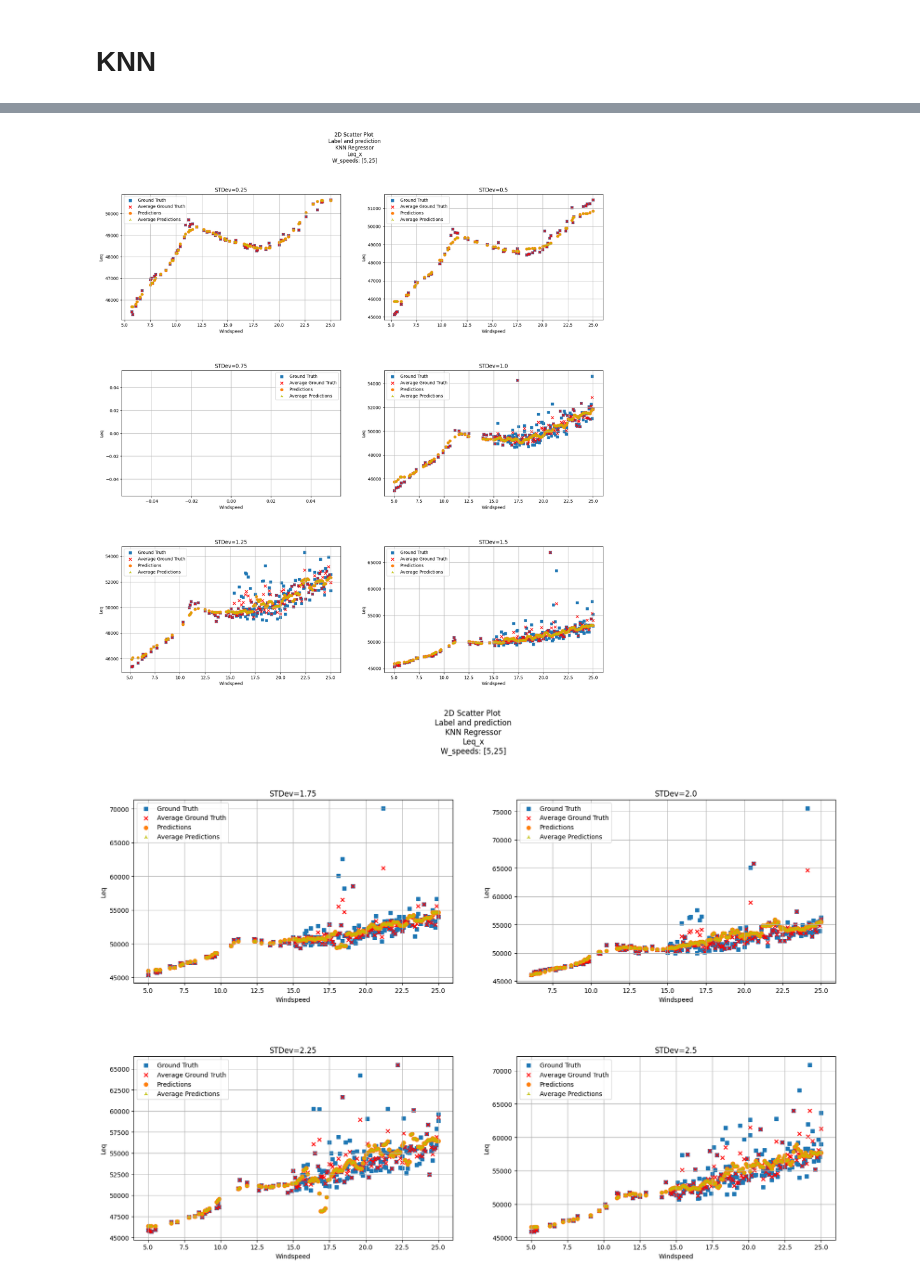
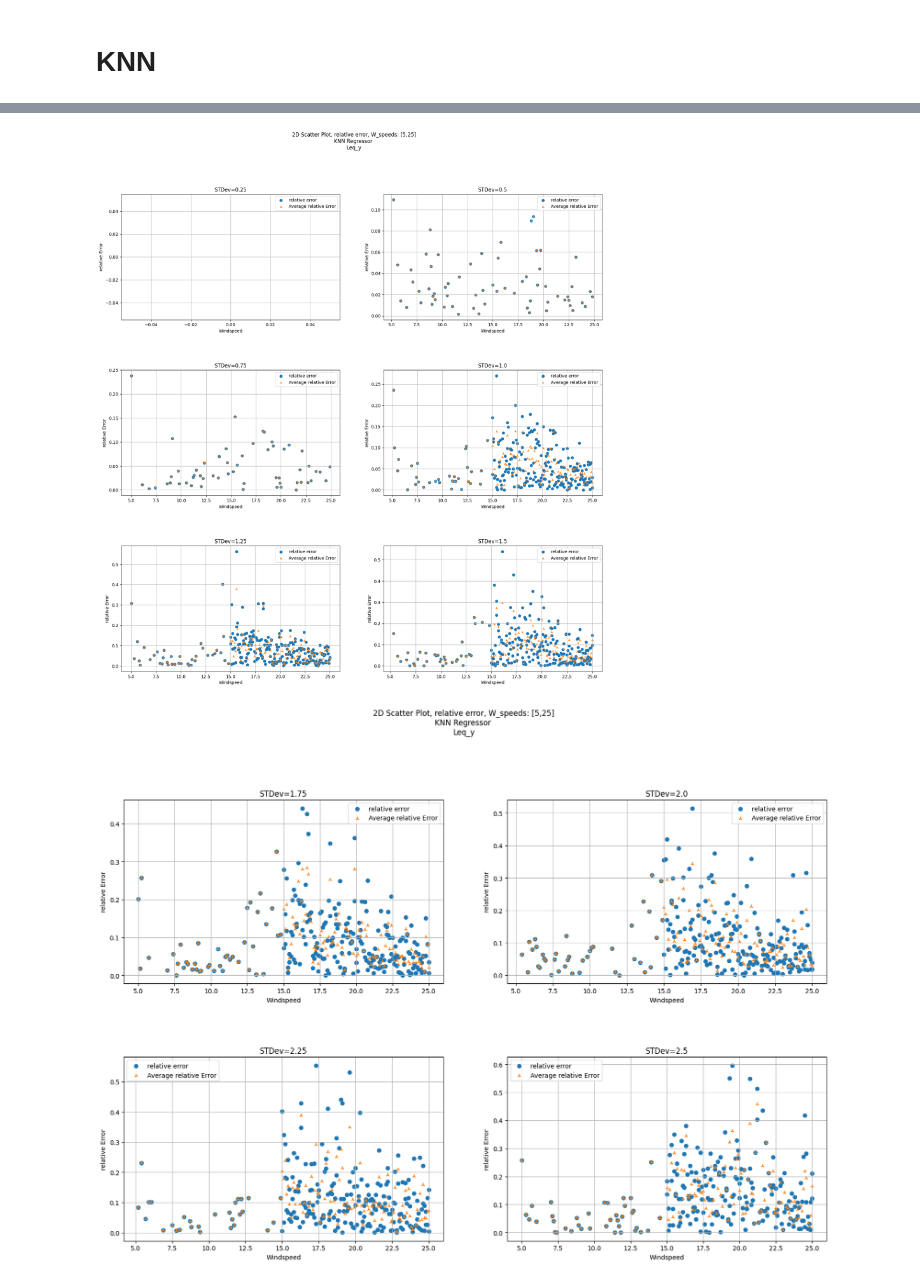
Before and after one commit to NielsDeln/SmartWF-Capstone, a Jupyter notebook: Models/Must/Traditional_AI_techniques/Traditional AI Techniques.ipynb, the cells around one changed output, grey strips where cells are left out. Drawn from its saved outputs; the diff is of its cells as text; code cells hidden in the pictures.

Commit message:
DEL_must_model

```diff
--- a/Models/Must/Traditional_AI_techniques/Traditional AI Techniques.ipynb
+++ b/Models/Must/Traditional_AI_techniques/Traditional AI Techniques.ipynb
@@ -49,8 +63,8 @@ must_df = pd.concat(li, axis=0, ignore_index=True)
 # %% [markdown]
 # Choose wich target_DEL to train the models on:
 # %%
-target_DEL = 'Leq_x'
-# target_DEL = 'Leq_y'
+# target_DEL = 'Leq_x'
+target_DEL = 'Leq_y'
 # target_DEL = 'Leq_res'
 # %% [markdown]
 # Splitting,
@@ -234,20 +282,22 @@ ground_truth_average = ground_truth.groupby(['Windspeed', 'STDeV'])['Leq'].mean(
 predictions_average = predictions.groupby(['Windspeed', 'STDeV'])['Leq'].mean().reset_index()
 
 print("Several plots of result:")
+importlib.reload(Models.Must.Traditional_AI_techniques.Plot_data)
 from Models.Must.Traditional_AI_techniques.Plot_data import *
+
 # %matplotlib qt
 %matplotlib inline
 # plot_label_pred_3D(ground_truth, predictions, title=f'KNN Regressor\n{target_DEL}')
 # plot_err_3D(ground_truth, predictions, title=f'KNN Regressor\n{target_DEL}')
 
-# plot_label_pred_2D(ground_truth, predictions, title=f'KNN Regressor\n{target_DEL}',STDeV=all)
-# plot_err_2D(ground_truth, predictions, title=f'KNN Regressor\n{target_DEL}',STDeV=all, error_type='relative')
+# plot_label_pred_2D(ground_truth, predictions, title=f'KNN Regressor\n{target_DEL}',STDeV=all, W_max=12)
+# plot_err_2D(ground_truth, predictions, title=f'KNN Regressor\n{target_DEL}',STDeV=all, error_type='wrt_to_mean')
 
 # plot_mean_error(ground_truth, predictions, title=f'KNN Regressor\n{target_DEL}', variant='Windspeed', error_type='relative')
 # plot_mean_error(ground_truth, predictions, title='KNN Regressor\n{target_DEL}', variant='STDeV', error_type='relative')
 
-plot_label_pred_2D_mean(ground_truth, predictions, title=f'KNN Regressor\n{target_DEL}')
-# plot_pred_error_2D_mean(ground_truth, predictions, title= f'KNN Regressor \n{target_DEL}')
+# plot_label_pred_2D_mean(ground_truth, predictions, title=f'KNN Regressor\n{target_DEL}', W_min=15, W_max=20)
+plot_pred_error_2D_mean(ground_truth, predictions, title= f'KNN Regressor \n{target_DEL}')
 plt.show()
 # %% [output]
 Several plots of result:
@@ -254,2 +316,2 @@ Several plots of result:
-[figure, old version]
+[figure, new version]
-[figure, old version]
+[figure, new version]
```
Also changed, not shown: parts of 21 cells of this notebook, 4 other files.
